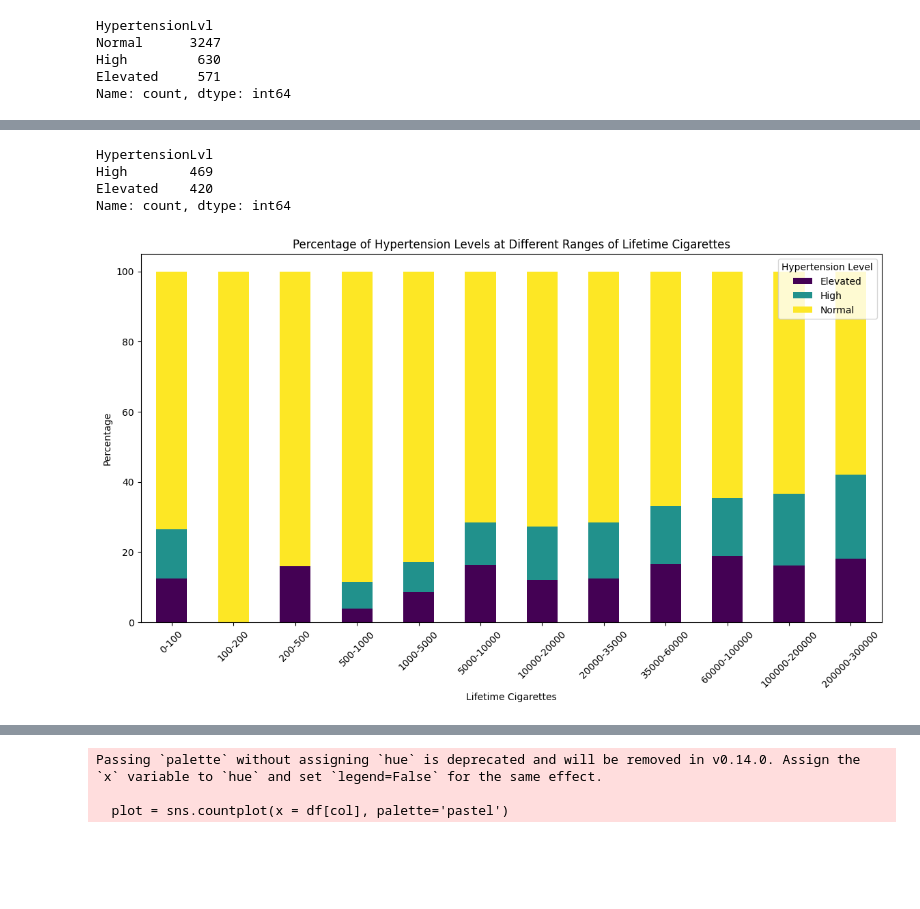
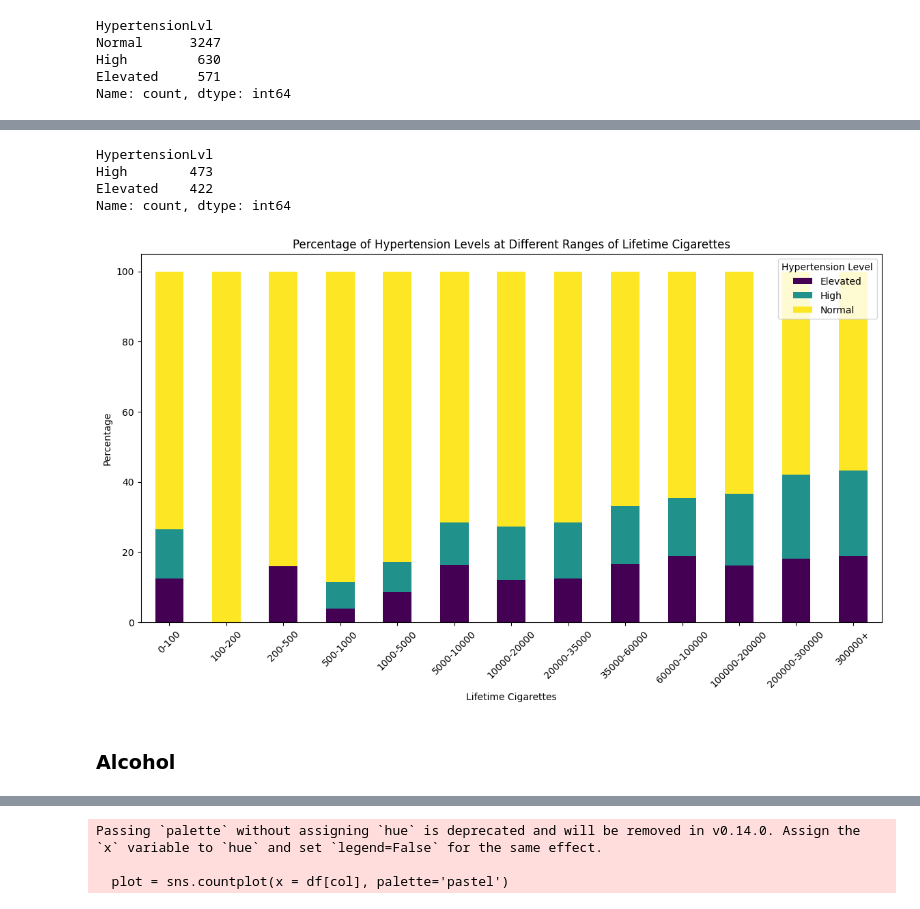
Before and after one commit to samcohen1/HypertensionML, a Jupyter notebook: new_predictor.ipynb, the cells around one changed output, grey strips where cells are left out. Cells and saved outputs as stored; diff of their text form; code cells hidden in the pictures; blank space fills up the shorter version.

Commit message:
Alcohol Stuff

```diff
--- a/new_predictor.ipynb
+++ b/new_predictor.ipynb
@@ -40,7 +40,7 @@ print(df.shape)
 columns_to_keep = [
     'SEQN', 'RIAGENDR', 'RIDAGEYR', 'DMDEDUC2', 'BPXDI1', 'BPXDI2', 'BPXDI3', 'BPXSY1', 'BPXSY2', 'BPXSY3', 'BMXBMI', 'BMXHT', 'BMXWAIST', 'BMXWT', 'BPQ080',
     'DRQSDIET', 'DRQSPREP', 'MCQ010', 'MCQ160F', 'CDQ001', 'OCQ210', 'DIQ010', 'DIQ160',
-    'PAQ650', 'PAQ665', 'DPQ050', 'DPQ040', 'DPQ030', 'DPQ020','ALQ101','ALQ151', 'ALQ120Q', 'ALQ130', 'SMQ020', 'SMQ040', 'DBQ700', 'HSD010', 'SLD010H', 'SMQ050Q', 'SMQ050U', 'SMD055', 'SMD057', 'SMD641', 'SMD650', 'SMD030'
+    'PAQ650', 'PAQ665', 'DPQ050', 'DPQ040', 'DPQ030', 'DPQ020','ALQ101','ALQ151', 'ALQ120Q', 'ALQ120U', 'ALQ130', 'SMQ020', 'SMQ040', 'DBQ700', 'HSD010', 'SLD010H', 'SMQ050Q', 'SMQ050U', 'SMD055', 'SMD057', 'SMD641', 'SMD650', 'SMD030'
 ]
 
 # Drop all columns except for the specified ones
@@ -61,7 +101,8 @@ df.head()
 # %%
 # Filling Nulls Due to Skip Questions
-df.loc[df['ALQ101'] == 2, ['ALQ120Q', 'ALQ130']] = df.loc[df['ALQ101'] == 2, ['ALQ120Q', 'ALQ130']].fillna(0)
+df.loc[df['ALQ101'] == 2, ['ALQ120U', 'ALQ120Q', 'ALQ130']] = df.loc[df['ALQ101'] == 2, ['ALQ120U', 'ALQ120Q', 'ALQ130']].fillna(0)
 df.loc[df['ALQ101'] == 2, ['ALQ151']] = df.loc[df['ALQ101'] == 2, ['ALQ151']].fillna(2)
+df.loc[df['ALQ120Q'] == 0, ['ALQ130']] = df.loc[df['ALQ120Q'] == 0, ['ALQ130']].fillna(0)
 
 df.loc[df['SMQ020'] != 1, ['SMQ040']] = df.loc[df['SMQ020'] != 1, ['SMQ040']].fillna(3)
 
@@ -95,6 +156,7 @@ new_column_names = {
     'DPQ020': 'FeelDepressed',
     'ALQ151': 'AlcConsumpMoreThan4/5MostDays',
     'ALQ120Q': 'AlcConsumpFreq',
+    'ALQ120U' : 'UnitAlc',
     'ALQ130': 'AlcConsumpAmtPerDrinkDay',
     'SMQ020': '100Cigs',
     'DBQ700': 'OvrDietHealth',
@@ -441,10 +503,12 @@ Name: count, dtype: int64
 # Define the transformation function
 def calculate_lifetime_cigarettes(row):
     if row['Smoker'] == 3:
-        if pd.isnull(row['WhenSmokedCigs/Day']):
+        if pd.isnull(row['WhenSmokedCigs/Day']) | (row['WhenSmokedCigs/Day'] > 100):
             return 0
         return row['yearsSmoked'] * row['WhenSmokedCigs/Day'] * 365
     elif row['Smoker'] in [1, 2]:
+        if pd.isnull(row['AvgCigs/DayInLast30']) | (row['AvgCigs/DayInLast30'] > 100):
+            return 0
         return row['yearsSmoked'] * row['AvgCigs/DayInLast30'] * row['DaysSmokedInLast30'] /30 * 365
     else:
         return np.nan
@@ -480,26 +544,28 @@ filtered_df = df[(df['lifetimeCigarettes'] < 100) & (df['HypertensionLvl'].isin(
 print(filtered_df['HypertensionLvl'].value_counts())
 # %% [output]
 HypertensionLvl
-High        469
-Elevated    420
+High        473
+Elevated    422
 Name: count, dtype: int64
 # %%
 # Bin the lifetimeCigarettes values
-bins = [0, 100, 200, 500, 1000, 5000, 10000, 20000, 35000, 60000, 100000, 200000, 300000]
-labels = ['0-100', '100-200', '200-500', '500-1000', '1000-5000', '5000-10000', '10000-20000', '20000-35000', '35000-60000', '60000-100000', '100000-200000', '200000-300000']
+bins = [0, 100, 200, 500, 1000, 5000, 10000, 20000, 35000, 60000, 100000, 200000, 300000, 1000000000000]
+labels = ['0-100', '100-200', '200-500', '500-1000', '1000-5000', '5000-10000', '10000-20000', '20000-35000', '35000-60000', '60000-100000', '100000-200000', '200000-300000', '300000+']
 df['lifetimeCigarettesBinned'] = pd.cut(df['lifetimeCigarettes'], bins=bins, labels=labels, right=False)
 
 # Calculate the percentage of hypertension levels for each bin of lifetimeCigarettes
 hypertension_percentage = df.groupby('lifetimeCigarettesBinned')['HypertensionLvl'].value_counts(normalize=True).unstack().fillna(0) * 100
 
 # Plot the data
 plt.figure(figsize=(14, 7))
 hypertension_percentage.plot(kind='bar', stacked=True, colormap='viridis', ax=plt.gca())
 plt.title('Percentage of Hypertension Levels at Different Ranges of Lifetime Cigarettes')
 plt.xlabel('Lifetime Cigarettes')
 plt.ylabel('Percentage')
 plt.legend(title='Hypertension Level')
 plt.xticks(rotation=45)
 plt.show()
 # %% [output]
-[figure, old version]
+[figure, new version]
+# %% [markdown]
+### Alcohol
```
Also changed, not shown: parts of 15 cells of this notebook.
